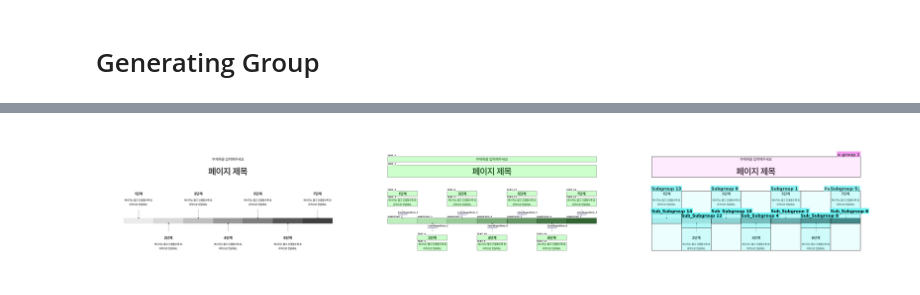
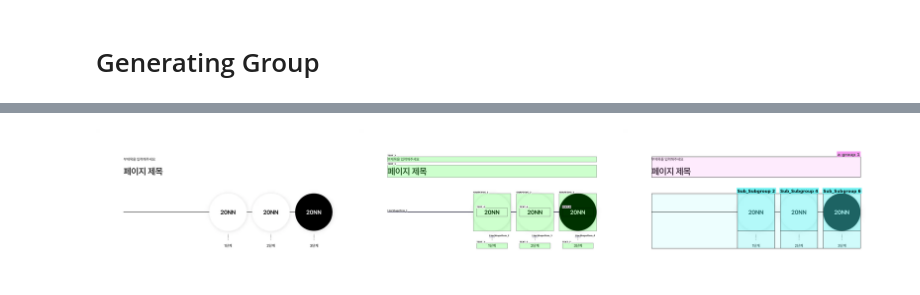
Before and after one commit to miridih-jjseol/Structured-Content, a Jupyter notebook: test_clean_code_pipeline.ipynb, the cells around one changed output, grey strips where cells are left out. Saved outputs shown, nothing was run; the diff lists cells and outputs as text; code cells hidden in the pictures.

```diff
--- a/test_clean_code_pipeline.ipynb
+++ b/test_clean_code_pipeline.ipynb
@@ -69,6 +69,7 @@ image_max_pixels = 262144
 image_min_pixels = 32 * 32
 video_fps = 2.0
 video_maxlen = 128
+
 batch_size = 1024
 
 model_args, data_args, finetuning_args, generating_args = get_infer_args(
@@ -101,7 +102,7 @@ engine_args = {
     "trust_remote_code": True,
     "dtype": model_args.infer_dtype,
     "max_model_len": cutoff_len + max_new_tokens,
-    "gpu_memory_utilization": 0.2,#model_args.vllm_gpu_util,
+    "gpu_memory_utilization": 0.18,#model_args.vllm_gpu_util,
     "tensor_parallel_size": (get_device_count() // pipeline_parallel_size) or 1,
     "pipeline_parallel_size": pipeline_parallel_size,
     "disable_log_stats": True,
@@ -225,6 +226,6 @@ INFO 07-09 18:41:58 [core.py:171] init engine (profile, create kv cache, warmup
 # %%
-read_xml_path = '/home/jjseol/jjseol/data/Mordor_validation_66/xml_sheets/21231.xml'
-read_img_path = '/home/jjseol/jjseol/data/Mordor_validation_66/thumbnails/21231.png'
+read_xml_path = '/home/jjseol/jjseol/data/Mordor_validation_66/xml_sheets/21242.xml'
+read_img_path = '/home/jjseol/jjseol/data/Mordor_validation_66/thumbnails/21242.png'
 
 
 # input data processing
@@ -242,31 +243,31 @@ if images is not None:  # add image features
          )["images"]
          }
 
 # generate response
 result = llm.generate(
     {"prompt_token_ids": prompt_ids, "multi_modal_data": multi_modal_data},
     sampling_params=sampling_params,
     lora_request=lora_request,
 )
 
 data = json.loads(json.dumps({"prompt":tokenizer.decode(prompt_ids,skip_special_tokens=True), "predict" : result[0].outputs[0].text, "label":[], "image": images}, ensure_ascii=False))
 
 # visualzation
 prompt_text = data['prompt'].split("user\n ")[1]
 prompt_dict = clean_and_parse_json(prompt_text)
 predict_dict = json.loads(data['predict'])
 
 image = Image.open(data['image'][0]).resize((1920,1080))
 drawed_element_img = draw_element_boxes(image,prompt_dict)
 drawed_group_box = draw_group_boxes(image,predict_dict,prompt_dict)
 total_width = image.width*3
 new_img = Image.new('RGB', (total_width, image.height), (255, 255, 255))
 x_offset = 0
 for img in [image, drawed_element_img, drawed_group_box]:
     new_img.paste(img, (x_offset, 0))
     x_offset += img.width
 
 
 display(new_img)
 # %% [output]
-[figure, old version]
+[figure, new version]
```
Also changed, not shown: parts of 1 cell of this notebook, 9 other files.
